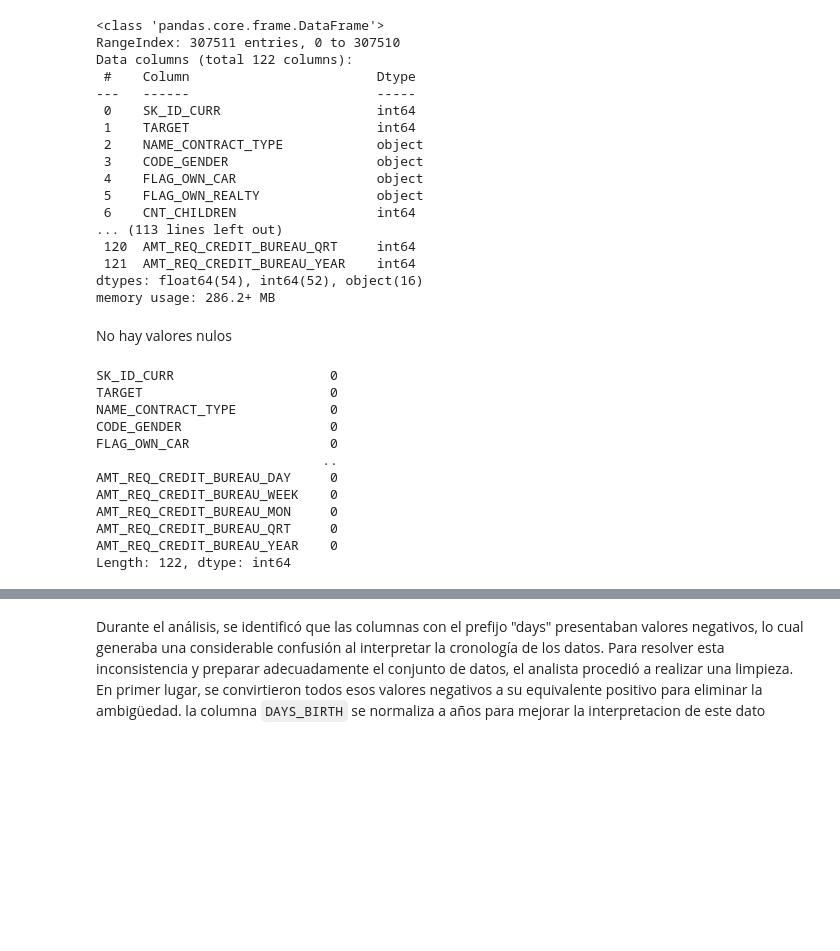
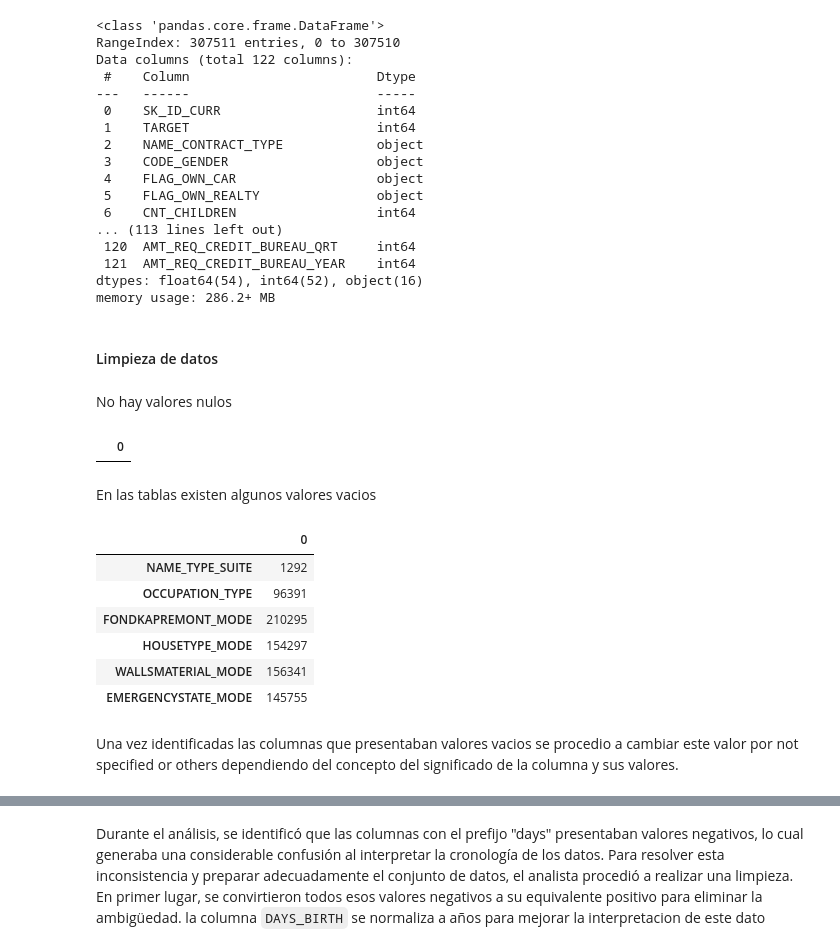
Before and after one commit to CollanteAlexis/Proyecto_Analisis_de_Datos, a Jupyter notebook: notebooks/eda_notebook.ipynb, the cells around one changed output, grey strips where cells are left out. Saved outputs shown, nothing was run; the diff lists cells and outputs as text; code cells hidden in the pictures; blank space fills up the shorter version.

```diff
--- a/notebooks/eda_notebook.ipynb
+++ b/notebooks/eda_notebook.ipynb
@@ -29,4 +29,3 @@ Database connection successful!
 # %%
-df_train= pd.read_sql("select * from application_train", engine)
-df_test= pd.read_sql("select * from application_test", engine)
+df_train= pd.read_sql("select * from bronze.application_train", engine)
 # %% [output]
@@ -118,22 +91,30 @@ Data columns (total 122 columns):
  121  AMT_REQ_CREDIT_BUREAU_YEAR    int64
 dtypes: float64(54), int64(52), object(16)
 memory usage: 286.2+ MB
+# %% [markdown]
+#### Limpieza de datos
 # %% [markdown]
 No hay valores nulos
 # %%
 ##valores nulos
-valores_nulos = df_train.isnull().sum()
+valores_nulos = df_train.isnull().sum().to_frame()
+valores_nulos= valores_nulos[valores_nulos[0]>0]
 valores_nulos
 # %% [output]
-SK_ID_CURR                    0
-TARGET                        0
-NAME_CONTRACT_TYPE            0
-CODE_GENDER                   0
-FLAG_OWN_CAR                  0
-                             ..
-AMT_REQ_CREDIT_BUREAU_DAY     0
-AMT_REQ_CREDIT_BUREAU_WEEK    0
-AMT_REQ_CREDIT_BUREAU_MON     0
-AMT_REQ_CREDIT_BUREAU_QRT     0
-AMT_REQ_CREDIT_BUREAU_YEAR    0
-Length: 122, dtype: int64
+|  | 0 |
+# %% [markdown]
+En las tablas existen algunos valores vacios
+# %%
+conteo=((df_train=="")).sum().to_frame()
+conteo=conteo[conteo[0]>0]
+conteo
+# %% [output]
+|  | 0 |
+| NAME_TYPE_SUITE | 1292 |
+| OCCUPATION_TYPE | 96391 |
+| FONDKAPREMONT_MODE | 210295 |
+| HOUSETYPE_MODE | 154297 |
+| WALLSMATERIAL_MODE | 156341 |
+| EMERGENCYSTATE_MODE | 145755 |
+# %% [markdown]
+Una vez identificadas las columnas que presentaban valores vacios se procedio a cambiar este valor por not specified or others dependiendo del concepto del significado de la columna y sus valores.
```
Also changed, not shown: parts of 26 cells of this notebook.
